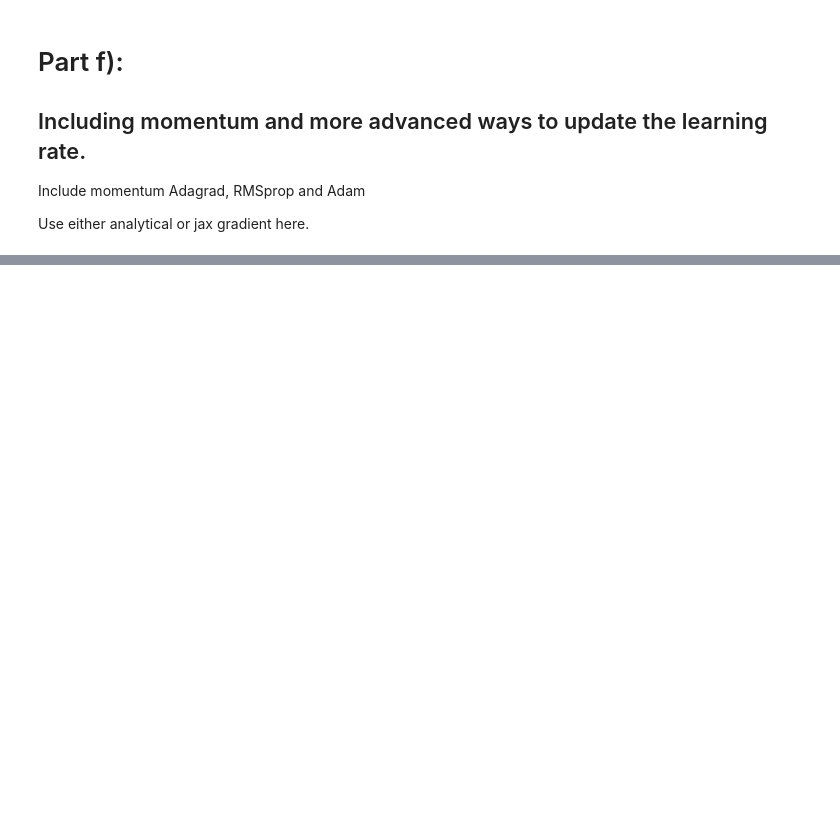
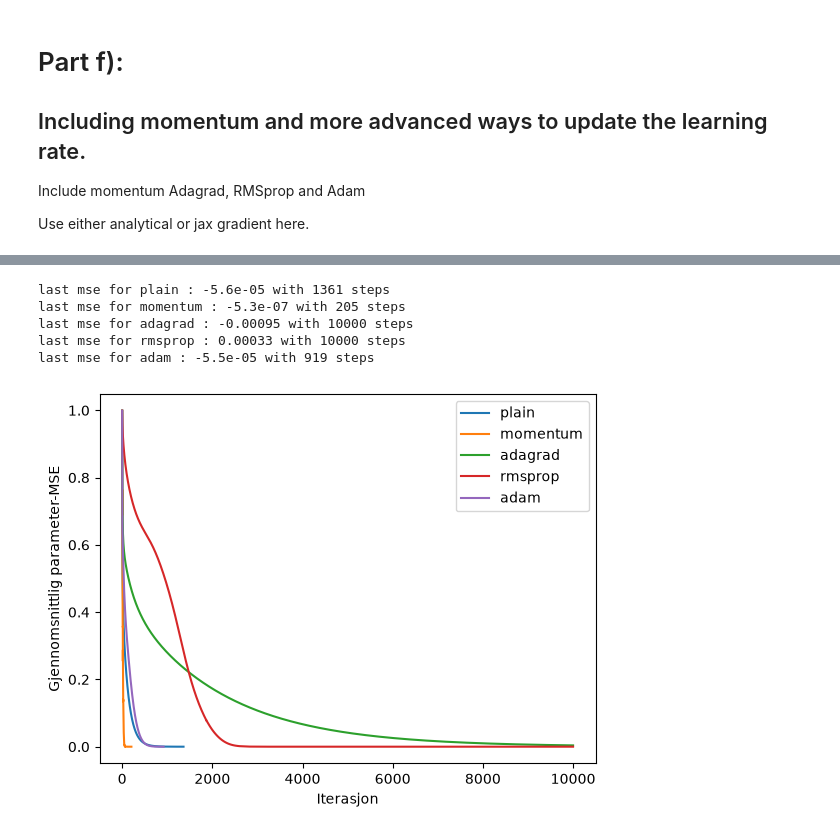
Before and after one commit to Timholmen96/MachineLearningUiO, a Jupyter notebook: doc/Projects/2026/Project1/Project1_Sol.ipynb, the cells around one changed output, grey strips where cells are left out. Drawn from its saved outputs; the diff is of its cells as text; code cells hidden in the pictures; blank space fills up the shorter version.

```diff
--- a/doc/Projects/2026/Project1/Project1_Sol.ipynb
+++ b/doc/Projects/2026/Project1/Project1_Sol.ipynb
@@ -718,0 +794,22 @@ def optimise(grad, theta0, method, gamma, num_iters=1000, tol=1e-8, **kw):
+# %%
+#plt.plot(range(len(mse_history["adam"])), mse_history["adam"])
+#plt.plot(range(len(mse_history["plain"])), mse_history["plain"])
+#plt.show()
+
+for name in method_list:
+    mse_mean = np.mean(np.asarray(mse_history[name])**2, axis=1)
+    plt.plot(mse_mean, label = f"{name}")
+    plt.xlabel("Iterasjon")
+    plt.ylabel("Gjennomsnittlig parameter-MSE")
+    plt.legend()
+    last_mse = np.mean(np.asarray(mse_history[name]), axis=1)[-1]
+    print(f"last mse for {name} : {last_mse:.2}", f"with {len(mse_history[name])-1} steps")
+
+plt.show()
+# %% [output]
+last mse for plain : -5.6e-05 with 1361 steps
+last mse for momentum : -5.3e-07 with 205 steps
+last mse for adagrad : -0.00095 with 10000 steps
+last mse for rmsprop : 0.00033 with 10000 steps
+last mse for adam : -5.5e-05 with 919 steps
+[figure, added]
```
Also changed, not shown: parts of 7 cells of this notebook.
